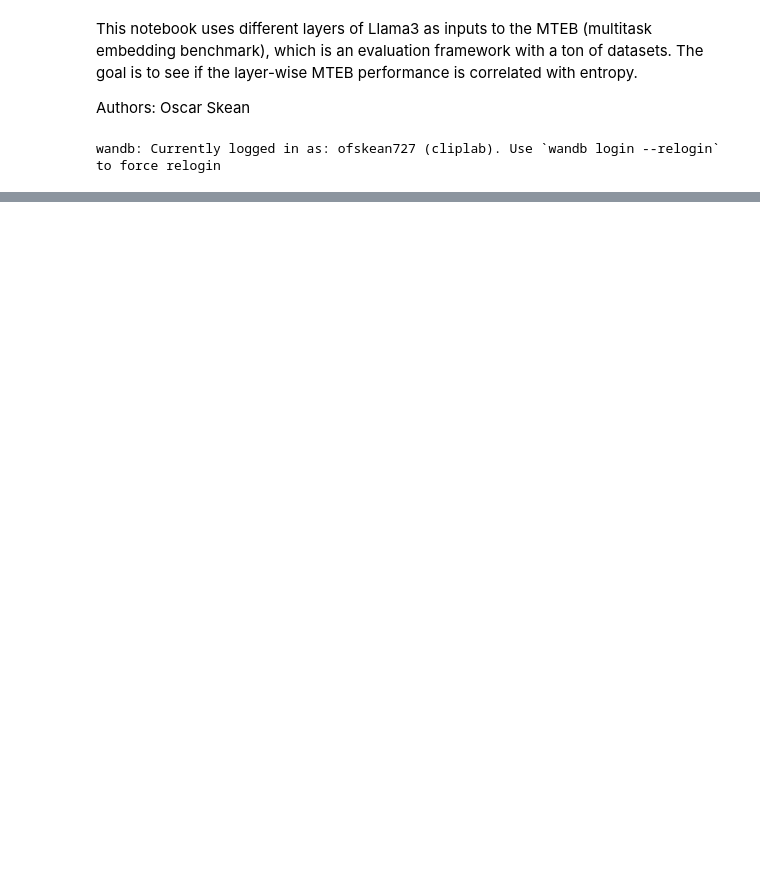
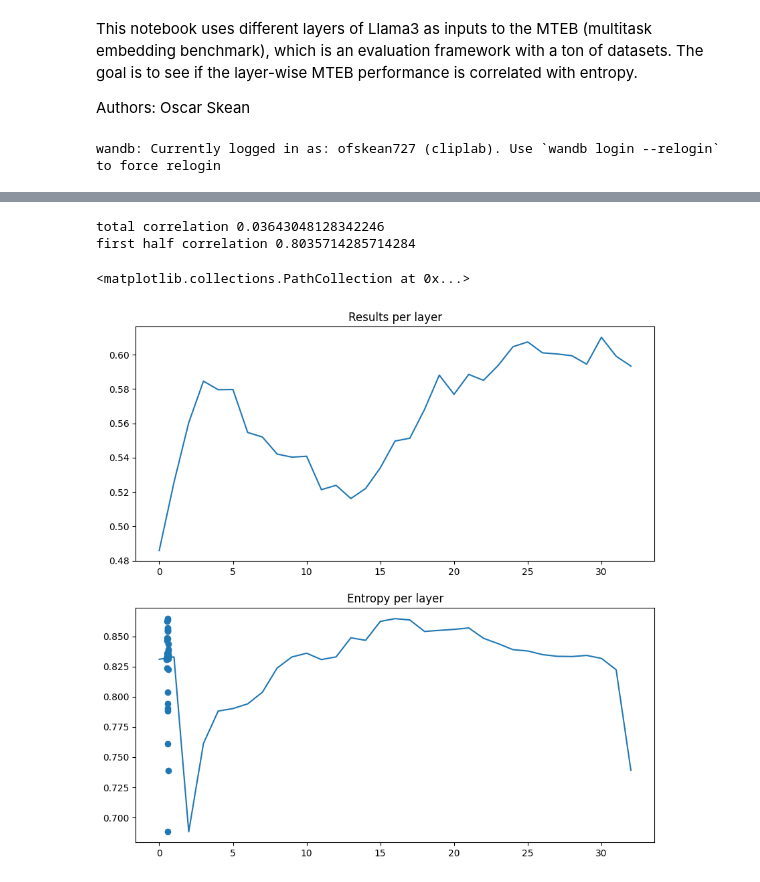
Before and after one commit to OFSkean/information_flow, a Jupyter notebook: experiments/mteb-entropy-comparison.ipynb, the cells around one changed output, grey strips where cells are left out. Drawn from its saved outputs; the diff is of its cells as text; code cells hidden in the pictures; blank space fills up the shorter version.

```diff
--- a/experiments/mteb-entropy-comparison.ipynb
+++ b/experiments/mteb-entropy-comparison.ipynb
@@ -58,0 +310,20 @@ To disable this warning, you can either:
+# %%
+# plot results
+import matplotlib.pyplot as plt
+
+# compute correlation between results and entropy
+correlation = results_per_layer.corr(-entropies_per_layer, method="spearman")
+print("total correlation", correlation)
+
+# early layers correlations
+correlation = results_per_layer[:15].corr(-entropies_per_layer[:15], method="spearman")
+print("first half correlation", correlation)
+
+fig, axes = plt.subplots(2, 1, figsize=(10, 10))
+results_per_layer.plot(ax=axes[0], title="Results per layer")
+entropies_per_layer.plot(ax=axes[1], title="Entropy per layer")
+# %% [output]
+total correlation 0.03643048128342246
+first half correlation 0.8035714285714284
+<matplotlib.collections.PathCollection at 0x...>
+[figure, added]
```
Also changed, not shown: parts of 13 cells of this notebook, 1 other file.
